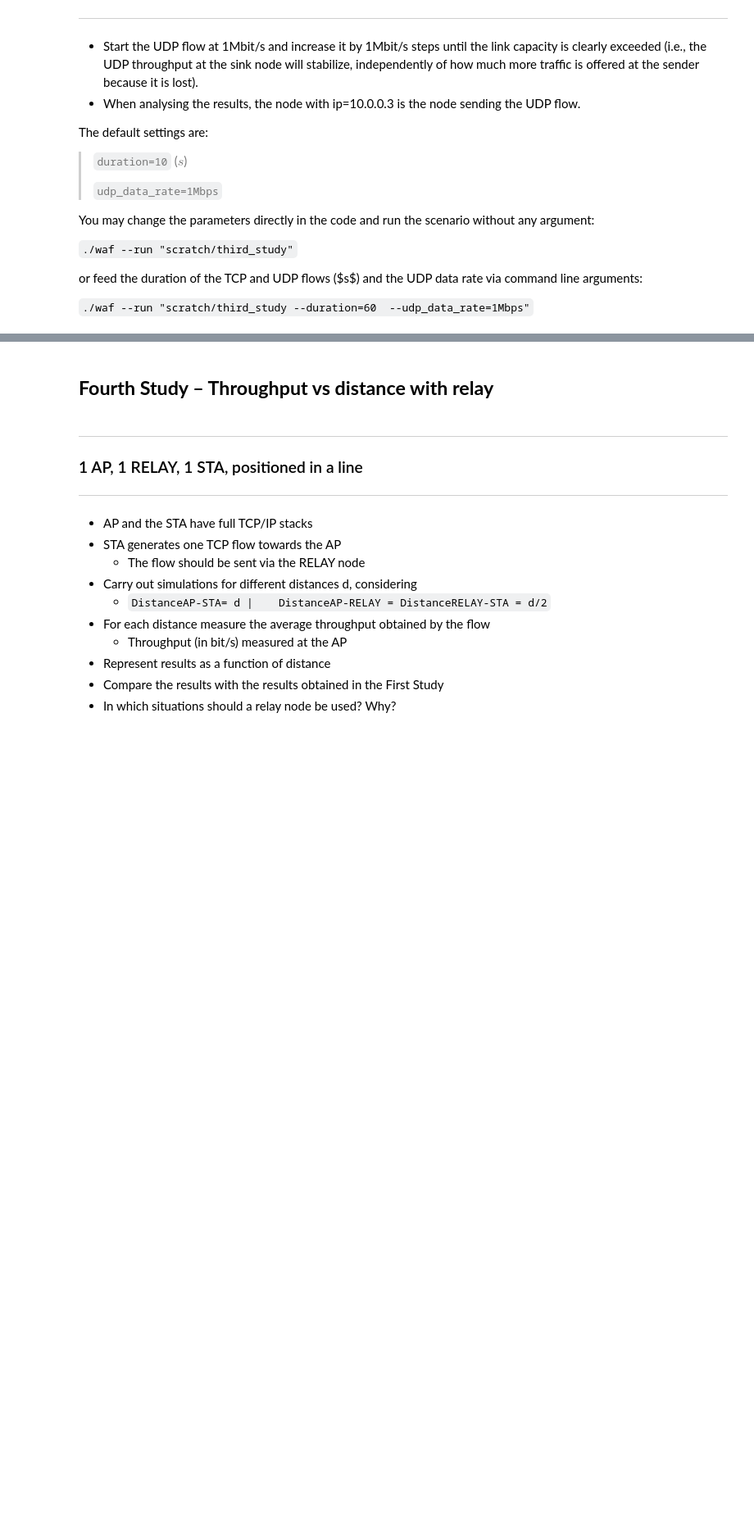
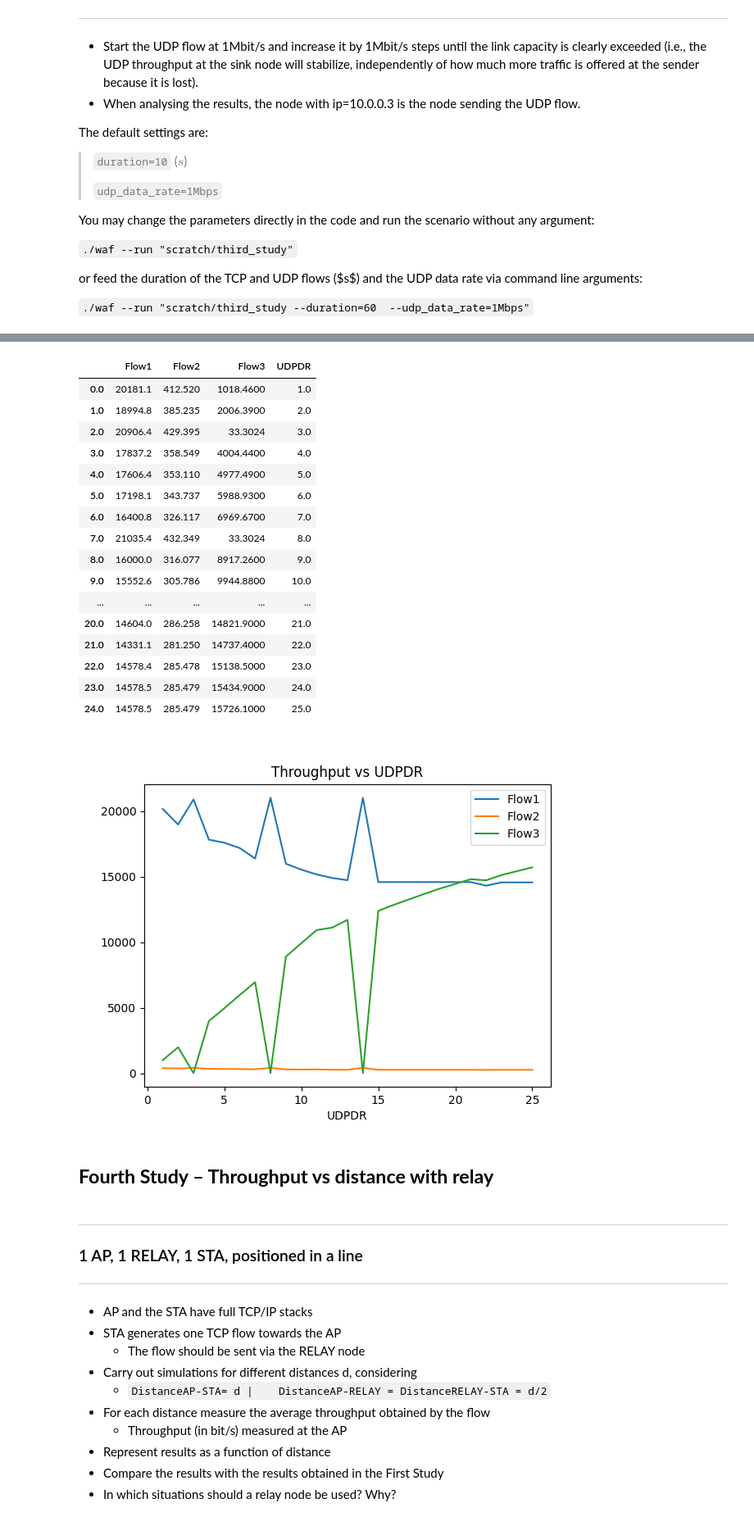
Before and after one commit to martinhofigueiredo/COMO, a Jupyter notebook: Lab4/Lab4.ipynb, the cells around one changed output, grey strips where cells are left out. Shown: that part at 82% size. Saved outputs shown, nothing was run; the diff lists cells and outputs as text; code cells hidden in the pictures; blank space fills up the shorter version.

Commit message:
test 3 study

````diff
--- a/Lab4/Lab4.ipynb
+++ b/Lab4/Lab4.ipynb
@@ -245,7 +226,7 @@ or feed the duration of the TCP and UDP flows ($s$) and the UDP data rate via co
 
 ```./waf --run "scratch/third_study --duration=60  --udp_data_rate=1Mbps"```
 # %%
-def third_study(start=1,stop=25,step=1,duration=1,manual=False):
+def third_study(start=1,stop=25,step=1,duration=10,manual=False):
     print('--- Third Study ---\n')
 
     if(manual):
@@ -273,4 +254,5 @@ def third_study(start=1,stop=25,step=1,duration=1,manual=False):
     df.plot(x='UDPDR', kind='line', y=["Flow1","Flow2","Flow3"], title='Throughput vs UDPDR')
     return(df)
 # %%
-third_study(duration=duration)
+third_study(duration=1)
+# %% [output]
@@ -277,3 +276,21 @@ third_study(duration=duration)
+|  | Flow1 | Flow2 | Flow3 | UDPDR |
+| 0.0 | 20181.1 | 412.520 | 1018.4600 | 1.0 |
+| 1.0 | 18994.8 | 385.235 | 2006.3900 | 2.0 |
+| 2.0 | 20906.4 | 429.395 | 33.3024 | 3.0 |
+| 3.0 | 17837.2 | 358.549 | 4004.4400 | 4.0 |
+| 4.0 | 17606.4 | 353.110 | 4977.4900 | 5.0 |
+| 5.0 | 17198.1 | 343.737 | 5988.9300 | 6.0 |
+| 6.0 | 16400.8 | 326.117 | 6969.6700 | 7.0 |
+| 7.0 | 21035.4 | 432.349 | 33.3024 | 8.0 |
+| 8.0 | 16000.0 | 316.077 | 8917.2600 | 9.0 |
+| 9.0 | 15552.6 | 305.786 | 9944.8800 | 10.0 |
+| ... | ... | ... | ... | ... |
+| 20.0 | 14604.0 | 286.258 | 14821.9000 | 21.0 |
+| 21.0 | 14331.1 | 281.250 | 14737.4000 | 22.0 |
+| 22.0 | 14578.4 | 285.478 | 15138.5000 | 23.0 |
+| 23.0 | 14578.5 | 285.479 | 15434.9000 | 24.0 |
+| 24.0 | 14578.5 | 285.479 | 15726.1000 | 25.0 |
+[figure, added]
 # %% [markdown]
 ## __Fourth Study – Throughput vs distance with relay__
 # %% [markdown]
````
Also changed, not shown: parts of 3 cells of this notebook, 5 other files.
